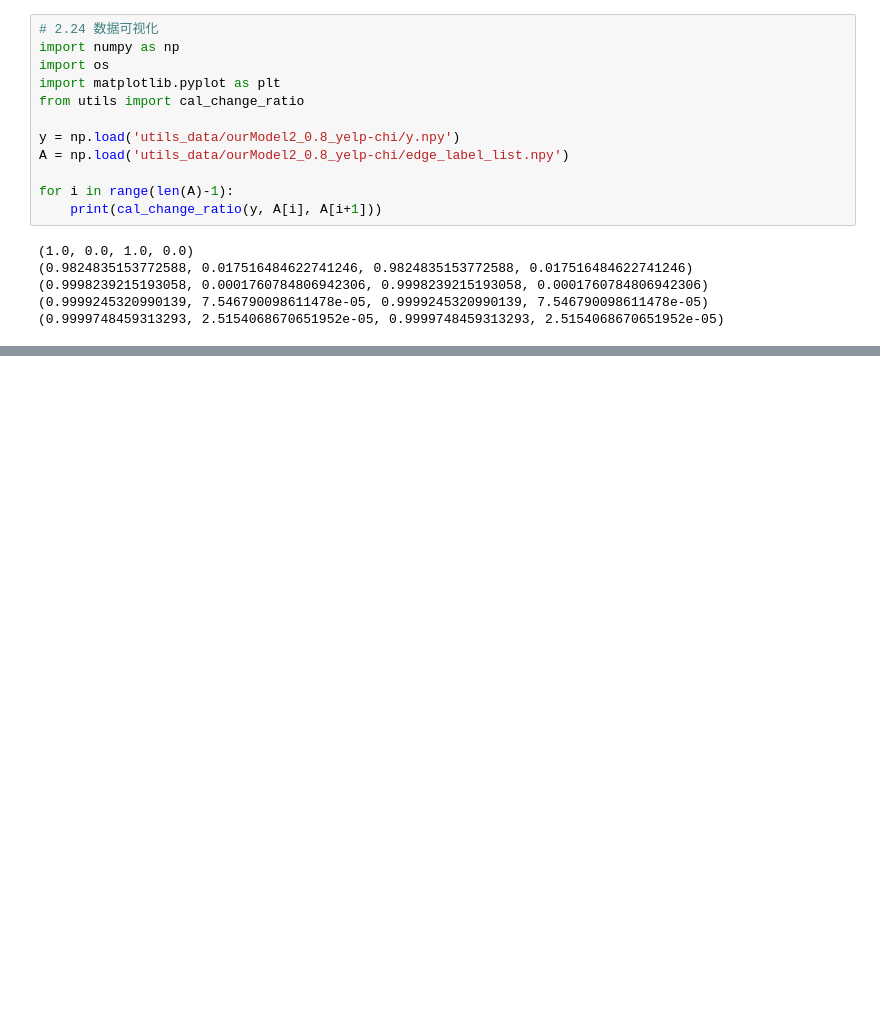
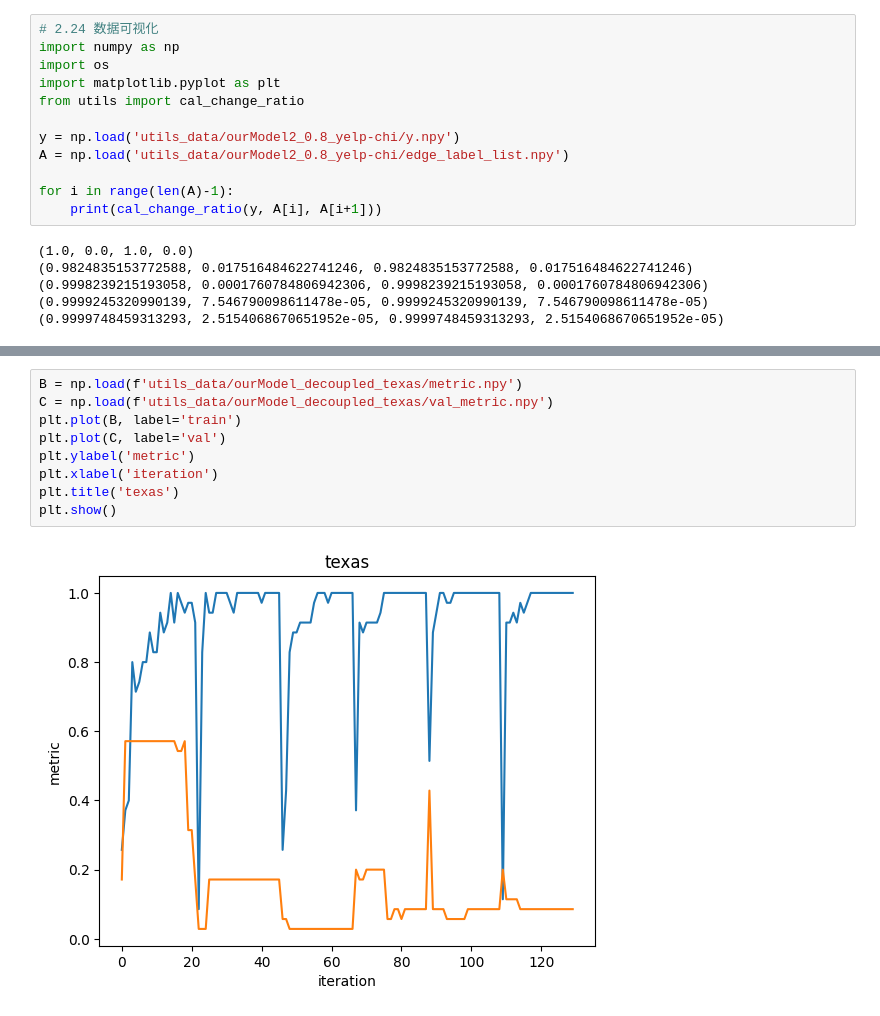
Before and after one commit to Fuyao233/Graph_pseudo_labeling, a Jupyter notebook: data_visualization.ipynb, the cells around one changed output, grey strips where cells are left out. Saved outputs shown, nothing was run; the diff lists cells and outputs as text; blank space fills up the shorter version.

```diff
--- a/data_visualization.ipynb
+++ b/data_visualization.ipynb
@@ -395,0 +481,11 @@ for i in range(len(A)-1):
+# %%
+B = np.load(f'utils_data/ourModel_decoupled_texas/metric.npy')
+C = np.load(f'utils_data/ourModel_decoupled_texas/val_metric.npy')
+plt.plot(B, label='train')
+plt.plot(C, label='val')
+plt.ylabel('metric')
+plt.xlabel('iteration')
+plt.title('texas')
+plt.show()
+# %% [output]
+[figure, added]
```
Also changed, not shown: parts of 3 cells of this notebook, 5 other files.
